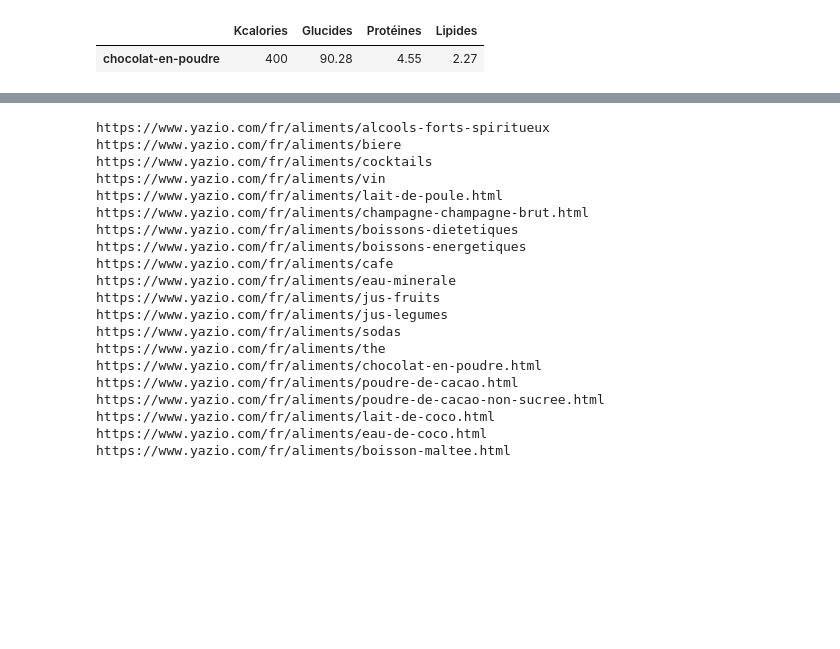
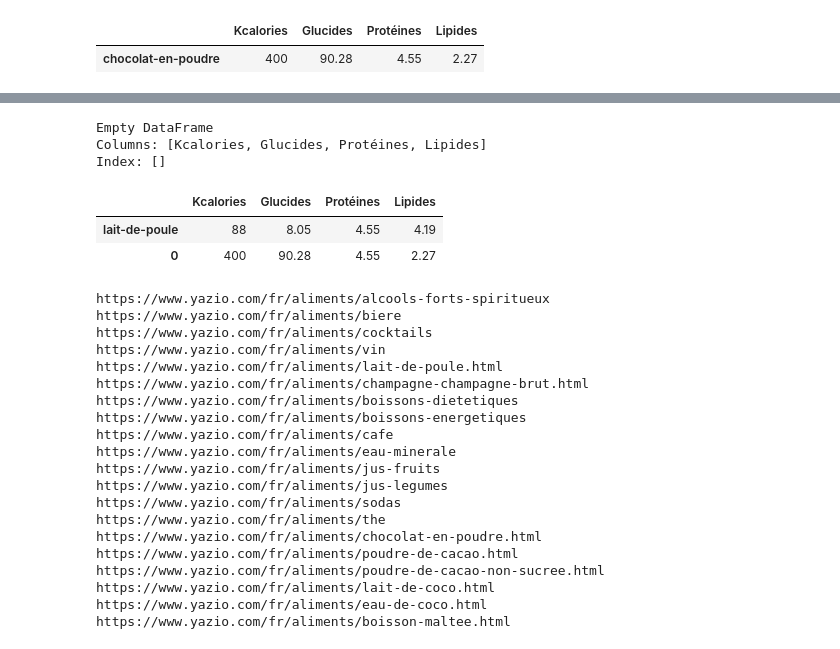
Before and after one commit to maxurb/budg_eat, a Jupyter notebook: Scrapping Yazio.ipynb, the cells around one changed output, grey strips where cells are left out. Saved outputs shown, nothing was run; the diff lists cells and outputs as text; code cells hidden in the pictures; blank space fills up the shorter version.

```diff
--- a/Scrapping Yazio.ipynb
+++ b/Scrapping Yazio.ipynb
@@ -283,3 +332,25 @@ IndexError: index 1 is out of bounds for axis 0 with size 1
+# %%
+lait=nutri_link('https://www.yazio.com/fr/aliments/lait-de-poule.html')
+choco=nutri_link('https://www.yazio.com/fr/aliments/chocolat-en-poudre.html')
+#df = pandas.DataFrame(chocopoudre, index = [string], columns = ['Kcalories', 'Glucides', 'Protéines', 'Lipides'])
+
+string = re.sub("https://www.yazio.com/fr/aliments/|\.html","",'https://www.yazio.com/fr/aliments/lait-de-poule.html')
+
+df = pandas.DataFrame(columns = ['Kcalories', 'Glucides', 'Protéines', 'Lipides'])
+print(df)
+df2= pandas.DataFrame(lait,columns = ['Kcalories', 'Glucides', 'Protéines', 'Lipides'],index=[string])
+df = df.append(df2)
+
+df3= pandas.DataFrame(choco,columns = ['Kcalories', 'Glucides', 'Protéines', 'Lipides'])
+df = df.append(df3)
+display(df)
+# %% [output]
+Empty DataFrame
+Columns: [Kcalories, Glucides, Protéines, Lipides]
+Index: []
+|  | Kcalories | Glucides | Protéines | Lipides |
+| lait-de-poule | 88 | 8.05 | 4.55 | 4.19 |
+| 0 | 400 | 90.28 | 4.55 | 2.27 |
 # %%
 'https://www.yazio.com/fr/aliments/alcools-forts-spiritueux'
 # %%
```
Also changed, not shown: parts of 4 cells of this notebook.
